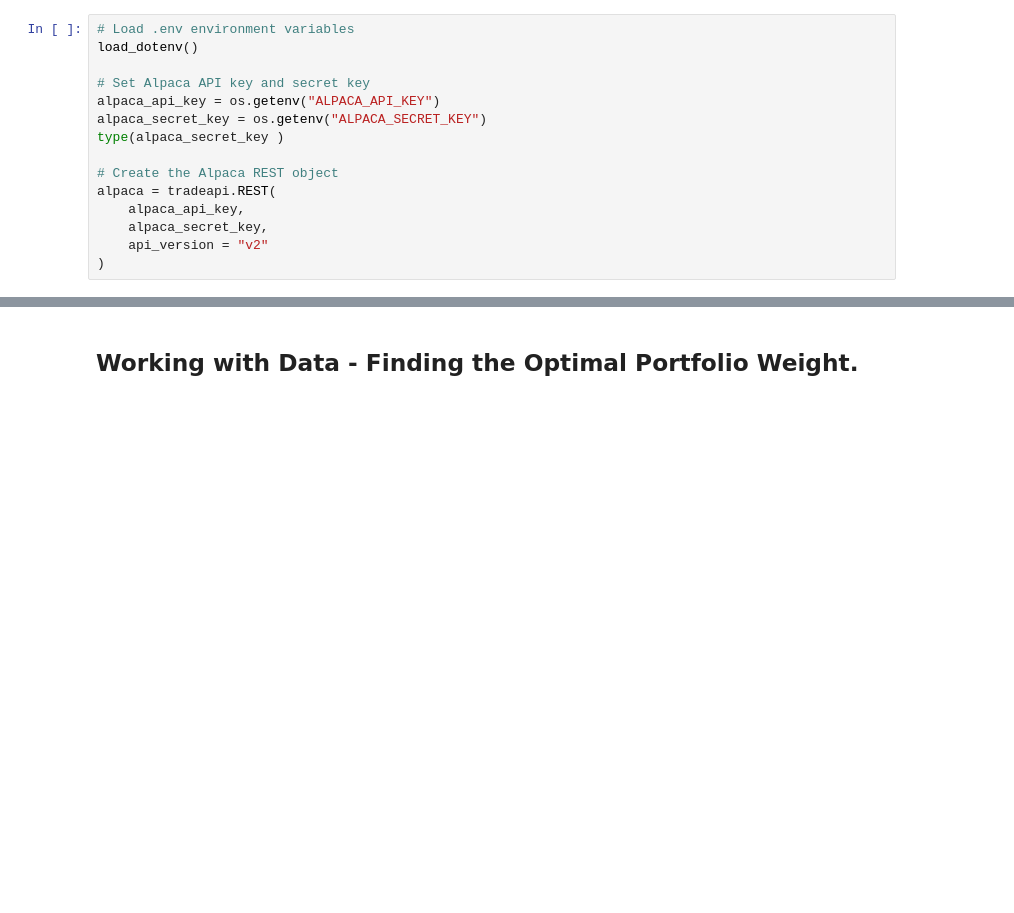
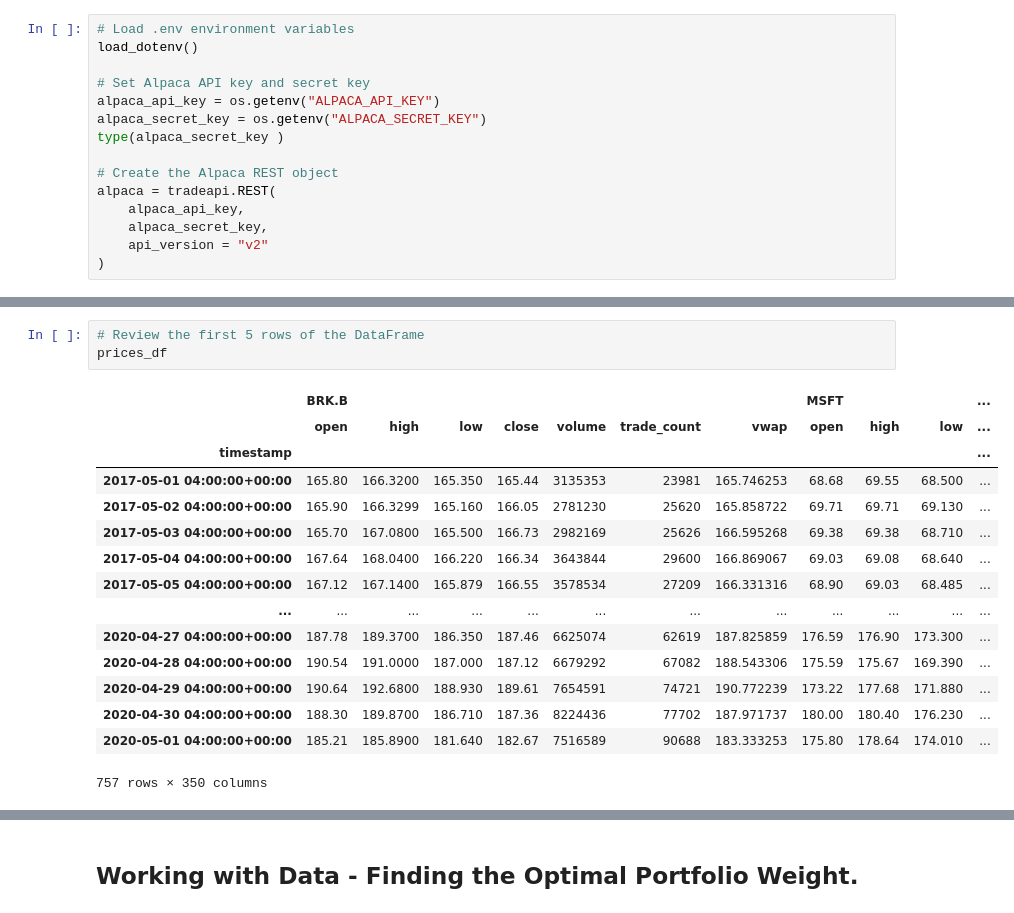
Before and after one commit to najibabounasr/Project_1_Portfolio_Curator-, a Jupyter notebook: portfolio_curator.ipynb, the cells around one changed output, grey strips where cells are left out. Drawn from its saved outputs; the diff is of its cells as text; blank space fills up the shorter version.

Commit message:
I have began cleaning up the data, and working to have my own analysis, which would quantitatively deduce which of the 50 S&P 500 stocks would be the best bet in the portfolio

```diff
--- a/portfolio_curator.ipynb
+++ b/portfolio_curator.ipynb
@@ -244,0 +343,19 @@ prices_df.head()
+# %%
+# Review the first 5 rows of the DataFrame
+prices_df
+# %% [output]
+|  | BRK.B |  |  |  |  |  |  | MSFT |  |  | ... |
+|  | open | high | low | close | volume | trade_count | vwap | open | high | low | ... |
+| timestamp |  |  |  |  |  |  |  |  |  |  | ... |
+| 2017-05-01 04:00:00+00:00 | 165.80 | 166.3200 | 165.350 | 165.44 | 3135353 | 23981 | 165.746253 | 68.68 | 69.55 | 68.500 | ... |
+| 2017-05-02 04:00:00+00:00 | 165.90 | 166.3299 | 165.160 | 166.05 | 2781230 | 25620 | 165.858722 | 69.71 | 69.71 | 69.130 | ... |
+| 2017-05-03 04:00:00+00:00 | 165.70 | 167.0800 | 165.500 | 166.73 | 2982169 | 25626 | 166.595268 | 69.38 | 69.38 | 68.710 | ... |
+| 2017-05-04 04:00:00+00:00 | 167.64 | 168.0400 | 166.220 | 166.34 | 3643844 | 29600 | 166.869067 | 69.03 | 69.08 | 68.640 | ... |
+| 2017-05-05 04:00:00+00:00 | 167.12 | 167.1400 | 165.879 | 166.55 | 3578534 | 27209 | 166.331316 | 68.90 | 69.03 | 68.485 | ... |
+| ... | ... | ... | ... | ... | ... | ... | ... | ... | ... | ... | ... |
+| 2020-04-27 04:00:00+00:00 | 187.78 | 189.3700 | 186.350 | 187.46 | 6625074 | 62619 | 187.825859 | 176.59 | 176.90 | 173.300 | ... |
+| 2020-04-28 04:00:00+00:00 | 190.54 | 191.0000 | 187.000 | 187.12 | 6679292 | 67082 | 188.543306 | 175.59 | 175.67 | 169.390 | ... |
+| 2020-04-29 04:00:00+00:00 | 190.64 | 192.6800 | 188.930 | 189.61 | 7654591 | 74721 | 190.772239 | 173.22 | 177.68 | 171.880 | ... |
+| 2020-04-30 04:00:00+00:00 | 188.30 | 189.8700 | 186.710 | 187.36 | 8224436 | 77702 | 187.971737 | 180.00 | 180.40 | 176.230 | ... |
+| 2020-05-01 04:00:00+00:00 | 185.21 | 185.8900 | 181.640 | 182.67 | 7516589 | 90688 | 183.333253 | 175.80 | 178.64 | 174.010 | ... |
+757 rows × 350 columns
```
Also changed, not shown: parts of 41 cells of this notebook, 7 other files.
